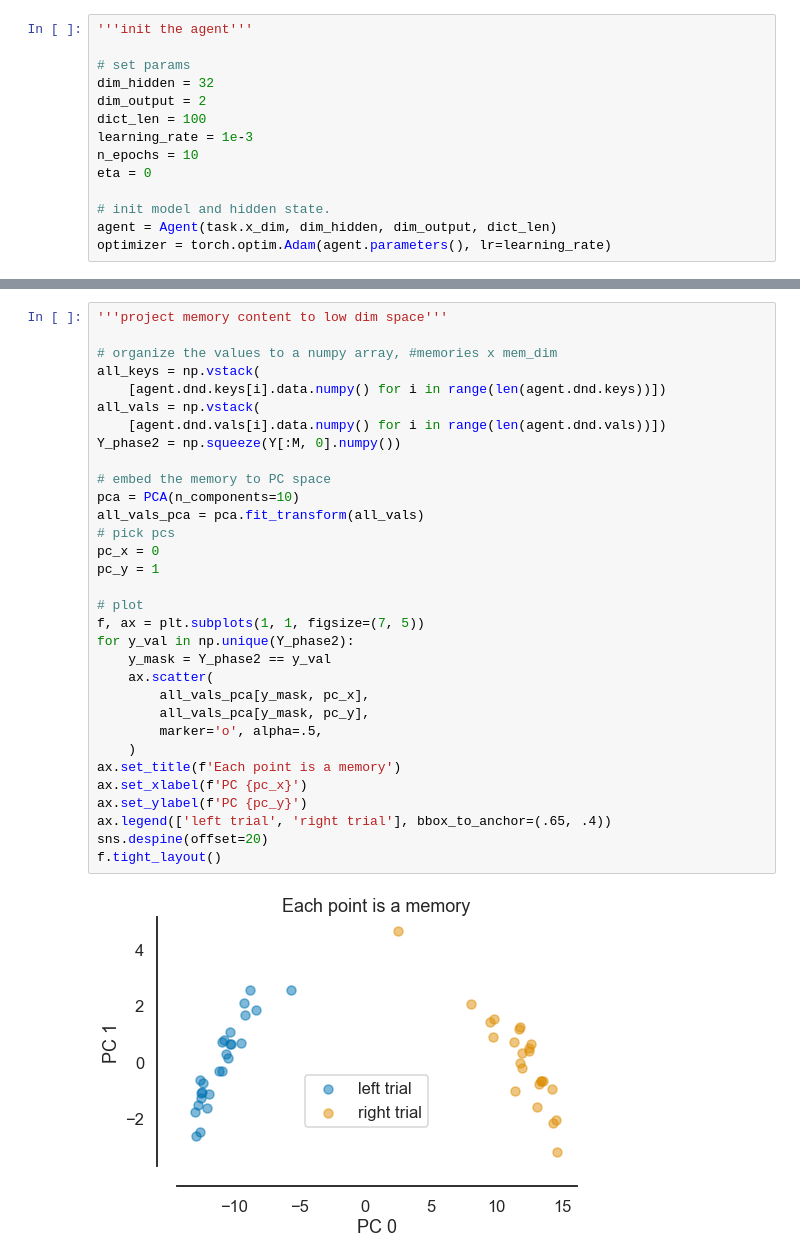
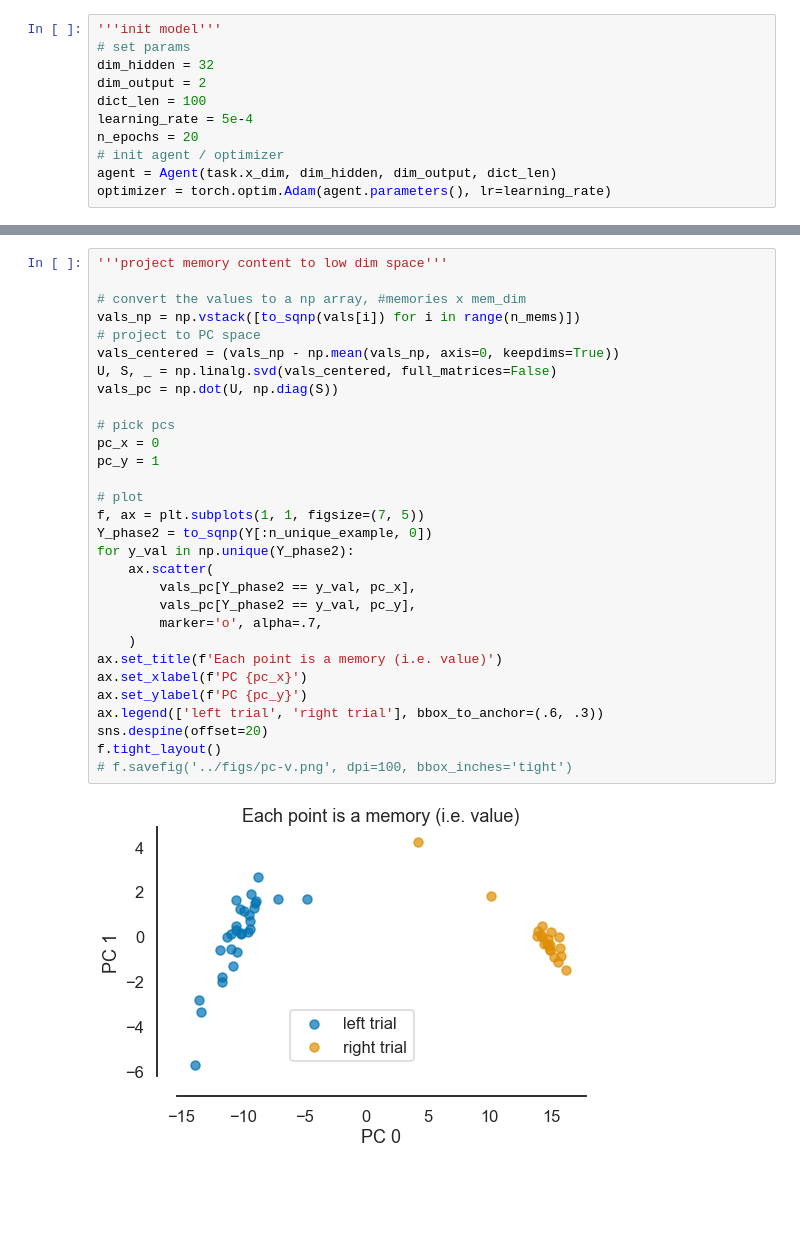
Before and after one commit to qihongl/dnd-lstm, a Jupyter notebook: src/contextual-choice.ipynb, the cells around one changed output, grey strips where cells are left out. Cells and saved outputs as stored; diff of their text form; blank space fills up the shorter version.

```diff
--- a/src/contextual-choice.ipynb
+++ b/src/contextual-choice.ipynb
@@ -64,15 +34,12 @@ Text(-4.5, 0.5, 'x-dim: context | input')
 # %%
-'''init the agent'''
-
+'''init model'''
 # set params
 dim_hidden = 32
 dim_output = 2
 dict_len = 100
-learning_rate = 1e-3
-n_epochs = 10
-eta = 0
-
-# init model and hidden state.
+learning_rate = 5e-4
+n_epochs = 20
+# init agent / optimizer
 agent = Agent(task.x_dim, dim_hidden, dim_output, dict_len)
 optimizer = torch.optim.Adam(agent.parameters(), lr=learning_rate)
 # %%
@@ -229,34 +191,32 @@ f.tight_layout()
 # %%
 '''project memory content to low dim space'''
 
-# organize the values to a numpy array, #memories x mem_dim
-all_keys = np.vstack(
-    [agent.dnd.keys[i].data.numpy() for i in range(len(agent.dnd.keys))])
-all_vals = np.vstack(
-    [agent.dnd.vals[i].data.numpy() for i in range(len(agent.dnd.vals))])
-Y_phase2 = np.squeeze(Y[:M, 0].numpy())
+# convert the values to a np array, #memories x mem_dim
+vals_np = np.vstack([to_sqnp(vals[i]) for i in range(n_mems)])
+# project to PC space
+vals_centered = (vals_np - np.mean(vals_np, axis=0, keepdims=True))
+U, S, _ = np.linalg.svd(vals_centered, full_matrices=False)
+vals_pc = np.dot(U, np.diag(S))
 
-# embed the memory to PC space
-pca = PCA(n_components=10)
-all_vals_pca = pca.fit_transform(all_vals)
 # pick pcs
 pc_x = 0
 pc_y = 1
 
 # plot
 f, ax = plt.subplots(1, 1, figsize=(7, 5))
+Y_phase2 = to_sqnp(Y[:n_unique_example, 0])
 for y_val in np.unique(Y_phase2):
-    y_mask = Y_phase2 == y_val
     ax.scatter(
-        all_vals_pca[y_mask, pc_x],
-        all_vals_pca[y_mask, pc_y],
-        marker='o', alpha=.5,
+        vals_pc[Y_phase2 == y_val, pc_x],
+        vals_pc[Y_phase2 == y_val, pc_y],
+        marker='o', alpha=.7,
     )
-ax.set_title(f'Each point is a memory')
+ax.set_title(f'Each point is a memory (i.e. value)')
 ax.set_xlabel(f'PC {pc_x}')
 ax.set_ylabel(f'PC {pc_y}')
-ax.legend(['left trial', 'right trial'], bbox_to_anchor=(.65, .4))
+ax.legend(['left trial', 'right trial'], bbox_to_anchor=(.6, .3))
 sns.despine(offset=20)
 f.tight_layout()
+# f.savefig('../figs/pc-v.png', dpi=100, bbox_inches='tight')
 # %% [output]
-[figure, old version]
+[figure, new version]
```
Also changed, not shown: parts of 10 cells of this notebook, 17 other files.
